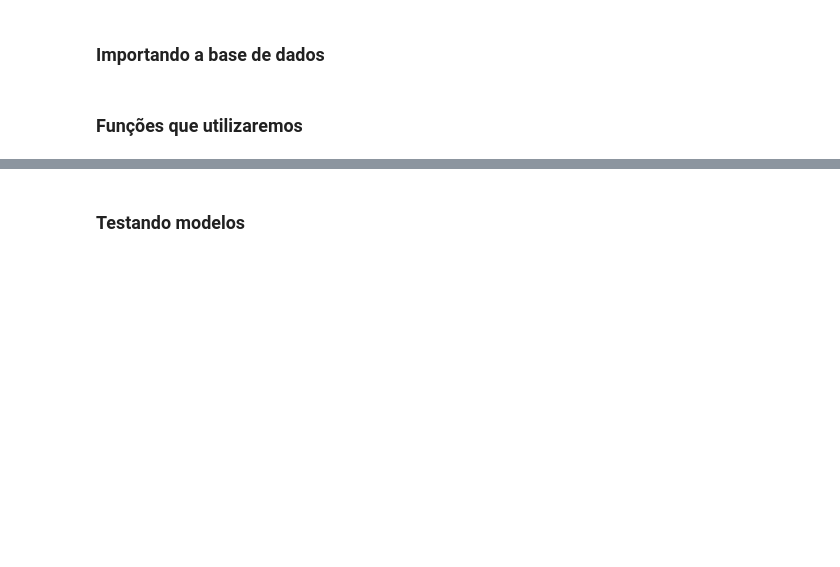
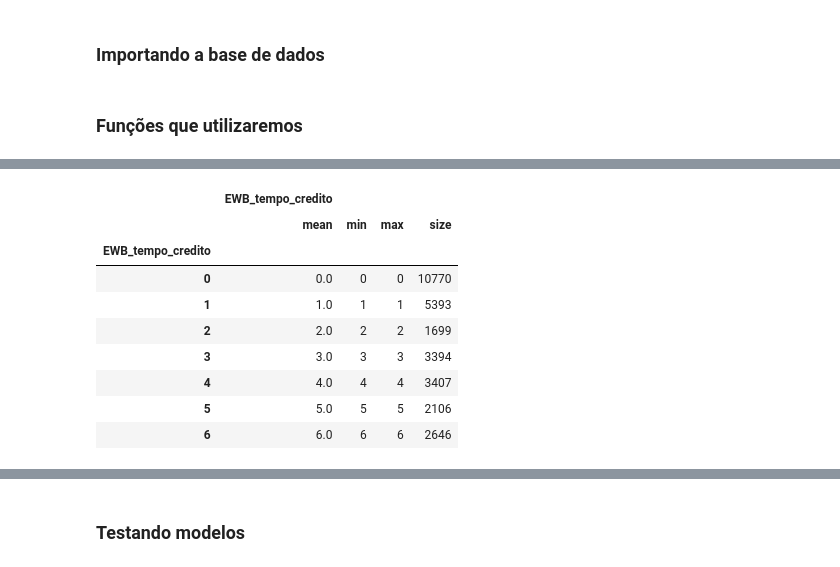
Before and after one commit to GBibiano/risco-credito, a Jupyter notebook: modelagem.ipynb, the cells around one changed output, grey strips where cells are left out. Cells and saved outputs as stored; diff of their text form; code cells hidden in the pictures; blank space fills up the shorter version.

```diff
--- a/modelagem.ipynb
+++ b/modelagem.ipynb
@@ -116,0 +174,13 @@ def treinar_modelo(modelo, X: pd.DataFrame, y: pd.Series) -> str:
+# %%
+df.groupby('EWB_tempo_credito').agg({'EWB_tempo_credito':['mean','min','max', 'size']})
+# %% [output]
+|  | EWB_tempo_credito |  |  |  |
+|  | mean | min | max | size |
+| EWB_tempo_credito |  |  |  |  |
+| 0 | 0.0 | 0 | 0 | 10770 |
+| 1 | 1.0 | 1 | 1 | 5393 |
+| 2 | 2.0 | 2 | 2 | 1699 |
+| 3 | 3.0 | 3 | 3 | 3394 |
+| 4 | 4.0 | 4 | 4 | 3407 |
+| 5 | 5.0 | 5 | 5 | 2106 |
+| 6 | 6.0 | 6 | 6 | 2646 |
```
Also changed, not shown: parts of 26 cells of this notebook.
